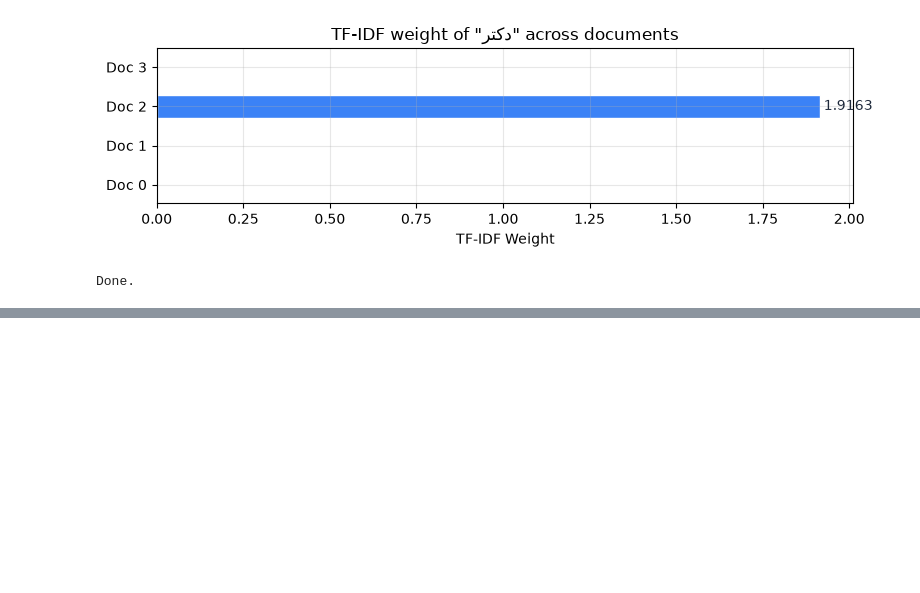
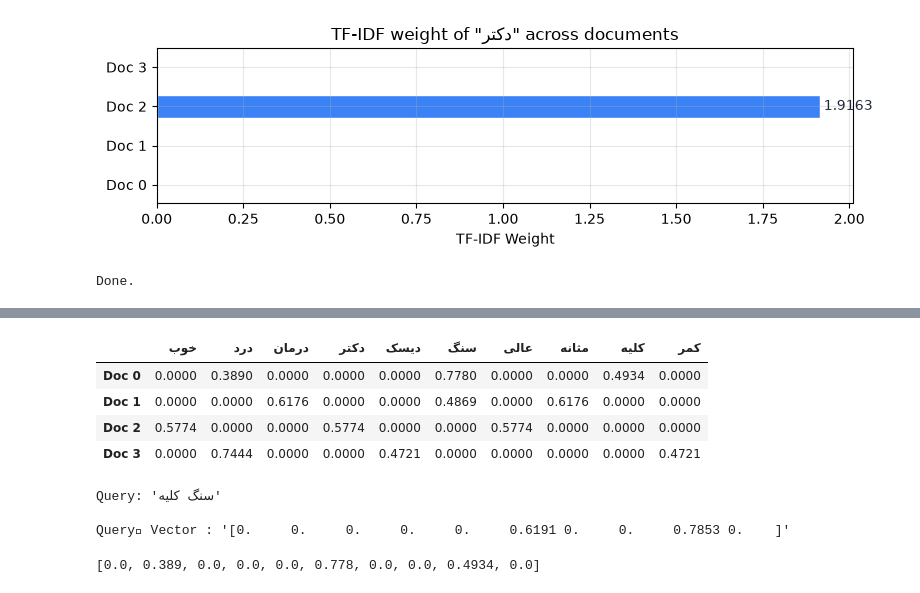
Before and after one commit to Mohsenmohebbi1993/AI-BOOTCAMP, a Jupyter notebook: notebooks/Training & Education/27. NLP - TF-IDF.ipynb, the cells around one changed output, grey strips where cells are left out. Saved outputs shown, nothing was run; the diff lists cells and outputs as text; code cells hidden in the pictures; blank space fills up the shorter version.

```diff
--- a/notebooks/Training & Education/27. NLP - TF-IDF.ipynb
+++ b/notebooks/Training & Education/27. NLP - TF-IDF.ipynb
@@ -608,0 +686,51 @@ Done.
+# %%
+# 1. Convert the TF-IDF DataFrame into a raw numeric array (matrix)
+# 2. Initialize an empty list to store the normalized vectors
+# 3. Loop through each document's vector (row) in the matrix
+# 4. Calculate the sum of squares for all values in the current row
+# 5. Calculate the square root of that sum to get the L2 Norm (length of the vector)
+# 6. Check if the norm is zero (to prevent division by zero errors)
+# 7. If the norm is zero, keep the row as all zeros
+# 8. Otherwise, create a new list for the normalized row
+# 9. Loop through each individual TF-IDF score in the row
+# 10. Divide each score by the row's L2 Norm to normalize it
+# 11. Append the normalized row to our final matrix
+# 12. Convert the final matrix back into a clean Pandas DataFrame
+
+tfidf_arr = tfidf_df.values.astype(float)
+tfidf_normed_list = []
+
+for row in tfidf_arr:
+    # Calculate sum of squares: x^2 + y^2 + z^2 ...
+    sum_of_squares = 0
+    for value in row:
+        sum_of_squares += value ** 2
+
+    # Calculate the L2 Norm (Length)
+    l2_norm = np.sqrt(sum_of_squares)
+
+    # Handle the division and normalization
+    normed_row = []
+    if l2_norm == 0:
+        normed_row = [0.0] * len(row)
+    else:
+        for value in row:
+            normed_row.append(value / l2_norm)
+
+    tfidf_normed_list.append(normed_row)
+
+# Re-wrap it into a DataFrame for a nice display
+tfidf_normed = pd.DataFrame(
+    tfidf_normed_list,
+    columns=vocab,
+    index=tfidf_df.index
+)
+
+tfidf_normed = tfidf_normed.round(4)
+tfidf_normed
+# %% [output]
+|  | خوب | درد | درمان | دکتر | دیسک | سنگ | عالی | مثانه | کلیه | کمر |
+| Doc 0 | 0.0000 | 0.3890 | 0.0000 | 0.0000 | 0.0000 | 0.7780 | 0.0000 | 0.0000 | 0.4934 | 0.0000 |
+| Doc 1 | 0.0000 | 0.0000 | 0.6176 | 0.0000 | 0.0000 | 0.4869 | 0.0000 | 0.6176 | 0.0000 | 0.0000 |
+| Doc 2 | 0.5774 | 0.0000 | 0.0000 | 0.5774 | 0.0000 | 0.0000 | 0.5774 | 0.0000 | 0.0000 | 0.0000 |
+| Doc 3 | 0.0000 | 0.7444 | 0.0000 | 0.0000 | 0.4721 | 0.0000 | 0.0000 | 0.0000 | 0.0000 | 0.4721 |
@@ -608,0 +743,20 @@ Done.
+# %%
+
+
+# Build and normalize a query vector for "سنگ کلیه"
+query = "سنگ کلیه"
+q_c = Counter(query.split())
+q_vec = np.array([q_c.get(t, 0) * idf_values[t] for t in vocab])
+q_vec = q_vec / (np.linalg.norm(q_vec) or 1.0)
+q_vec = q_vec.round(4)
+# Compute cosine similarity (= dot product since both are normalized)
+print(f"Query: '{query}'\n")
+print(f"Query ٰVector : '{q_vec}'\n")
+# %% [output]
+Query: 'سنگ کلیه'
+
+Query ٰVector : '[0.     0.     0.     0.     0.     0.6191 0.     0.     0.7853 0.    ]'
+# %%
+tfidf_normed.iloc[0].tolist()
+# %% [output]
+[0.0, 0.389, 0.0, 0.0, 0.0, 0.778, 0.0, 0.0, 0.4934, 0.0]
```
Also changed, not shown: parts of 17 cells of this notebook.
